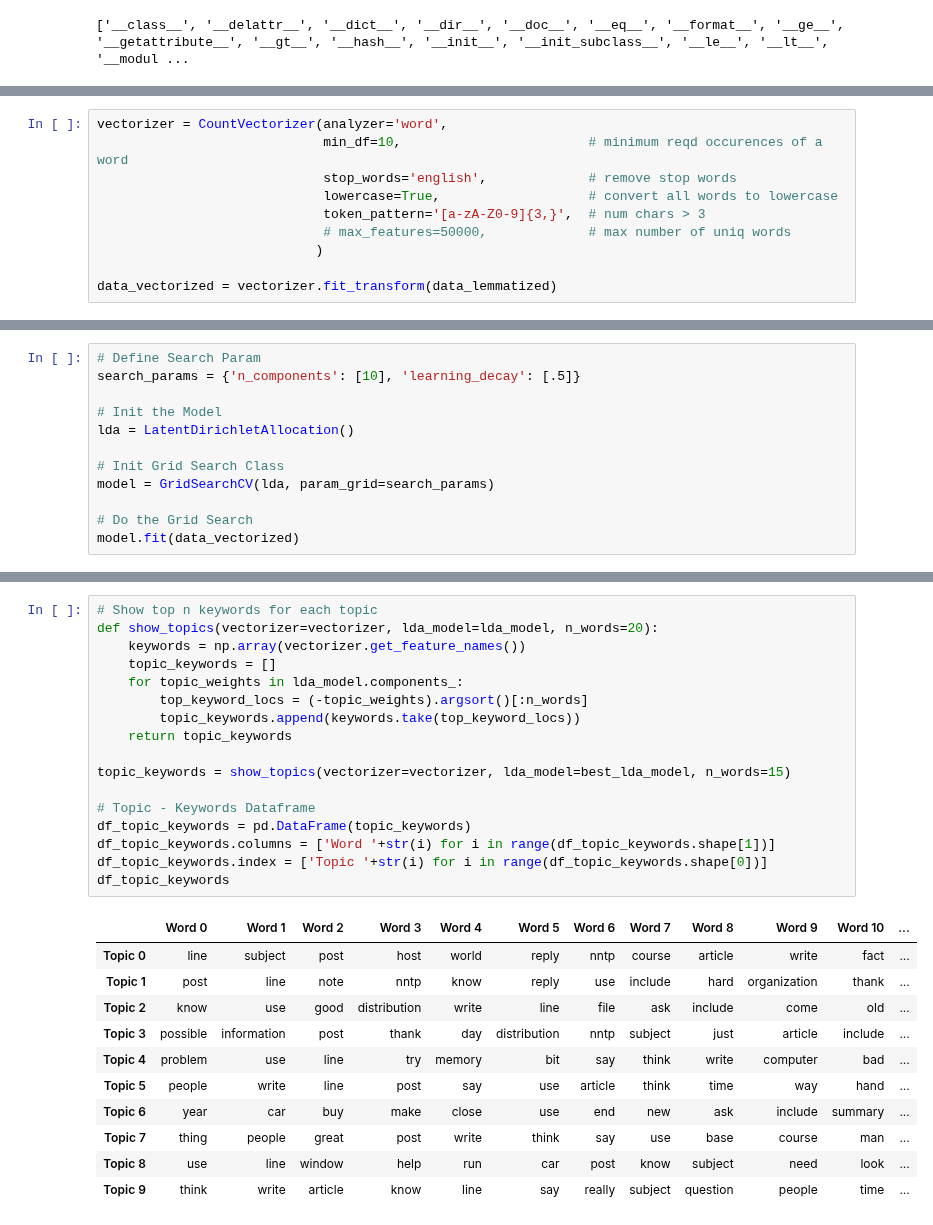
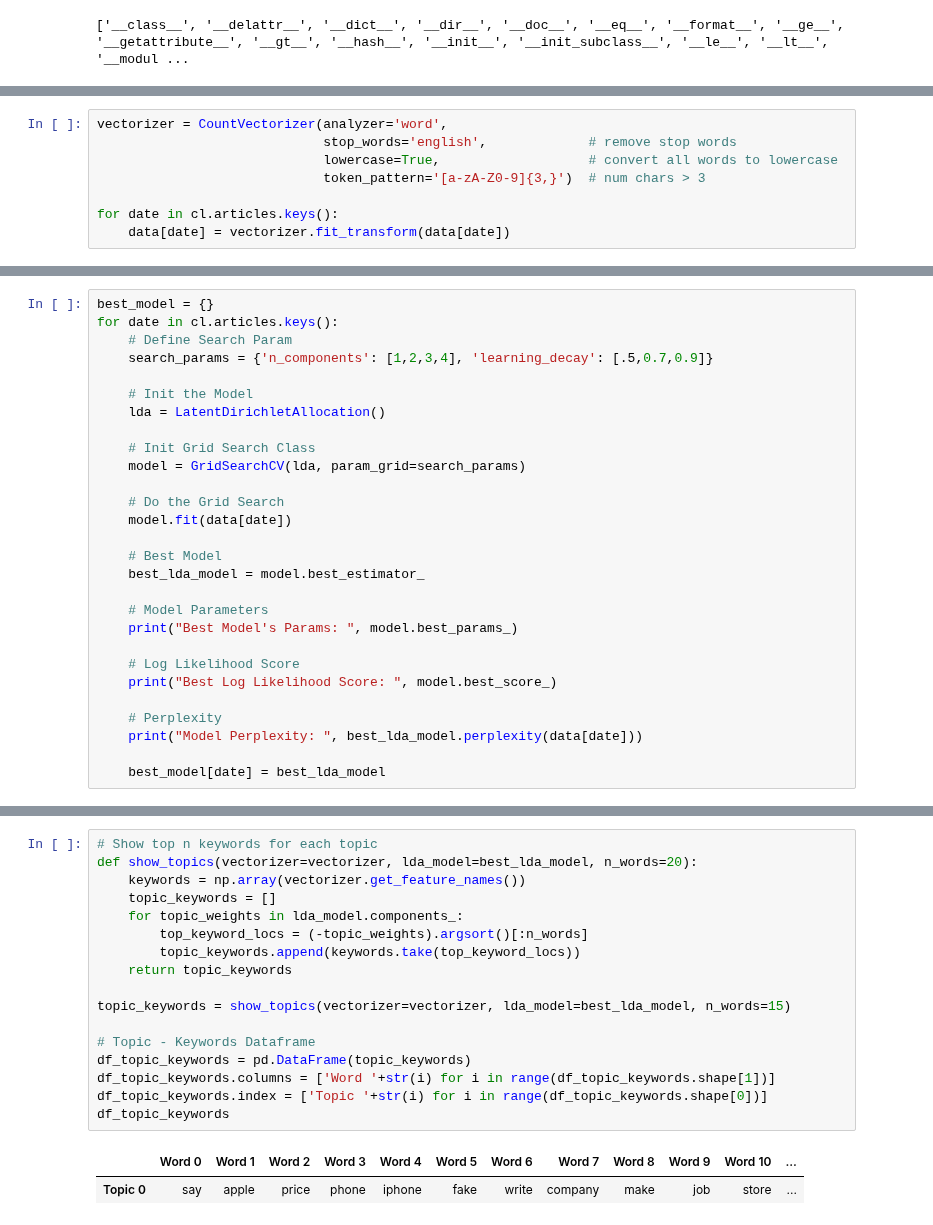
Before and after one commit to tcausero/huginn, a Jupyter notebook: notebooks/LDA.ipynb, the cells around one changed output, grey strips where cells are left out. Saved outputs shown, nothing was run; the diff lists cells and outputs as text.

```diff
--- a/notebooks/LDA.ipynb
+++ b/notebooks/LDA.ipynb
@@ -128,10 +74,8 @@ print(data_lemmatized[:2])
 # %%
 vectorizer = CountVectorizer(analyzer='word',
-                             min_df=10,                        # minimum reqd occurences of a word
                              stop_words='english',             # remove stop words
                              lowercase=True,                   # convert all words to lowercase
-                             token_pattern='[a-zA-Z0-9]{3,}',  # num chars > 3
-                             # max_features=50000,             # max number of uniq words
-                            )
+                             token_pattern='[a-zA-Z0-9]{3,}')  # num chars > 3
 
-data_vectorized = vectorizer.fit_transform(data_lemmatized)
+for date in cl.articles.keys():
+    data[date] = vectorizer.fit_transform(data[date])
@@ -194,13 +82,29 @@ Perplexity:  184.67242798696623
 # %%
-# Define Search Param
-search_params = {'n_components': [10], 'learning_decay': [.5]}
+best_model = {}
+for date in cl.articles.keys():
+    # Define Search Param
+    search_params = {'n_components': [1,2,3,4], 'learning_decay': [.5,0.7,0.9]}
 
-# Init the Model
-lda = LatentDirichletAllocation()
+    # Init the Model
+    lda = LatentDirichletAllocation()
 
-# Init Grid Search Class
-model = GridSearchCV(lda, param_grid=search_params)
+    # Init Grid Search Class
+    model = GridSearchCV(lda, param_grid=search_params)
 
-# Do the Grid Search
-model.fit(data_vectorized)
+    # Do the Grid Search
+    model.fit(data[date])
+
+    # Best Model
+    best_lda_model = model.best_estimator_
+
+    # Model Parameters
+    print("Best Model's Params: ", model.best_params_)
+
+    # Log Likelihood Score
+    print("Best Log Likelihood Score: ", model.best_score_)
+
+    # Perplexity
+    print("Model Perplexity: ", best_lda_model.perplexity(data[date]))
+
+    best_model[date] = best_lda_model
 # %% [output]
@@ -345,30 +175,21 @@ dtype: float64
 # %%
 # Show top n keywords for each topic
-def show_topics(vectorizer=vectorizer, lda_model=lda_model, n_words=20):
+def show_topics(vectorizer=vectorizer, lda_model=best_lda_model, n_words=20):
     keywords = np.array(vectorizer.get_feature_names())
     topic_keywords = []
     for topic_weights in lda_model.components_:
         top_keyword_locs = (-topic_weights).argsort()[:n_words]
         topic_keywords.append(keywords.take(top_keyword_locs))
     return topic_keywords
 
 topic_keywords = show_topics(vectorizer=vectorizer, lda_model=best_lda_model, n_words=15)
 
 # Topic - Keywords Dataframe
 df_topic_keywords = pd.DataFrame(topic_keywords)
 df_topic_keywords.columns = ['Word '+str(i) for i in range(df_topic_keywords.shape[1])]
 df_topic_keywords.index = ['Topic '+str(i) for i in range(df_topic_keywords.shape[0])]
 df_topic_keywords
 # %% [output]
 |  | Word 0 | Word 1 | Word 2 | Word 3 | Word 4 | Word 5 | Word 6 | Word 7 | Word 8 | Word 9 | Word 10 | ... |
-| Topic 0 | line | subject | post | host | world | reply | nntp | course | article | write | fact | ... |
-| Topic 1 | post | line | note | nntp | know | reply | use | include | hard | organization | thank | ... |
-| Topic 2 | know | use | good | distribution | write | line | file | ask | include | come | old | ... |
-| Topic 3 | possible | information | post | thank | day | distribution | nntp | subject | just | article | include | ... |
-| Topic 4 | problem | use | line | try | memory | bit | say | think | write | computer | bad | ... |
-| Topic 5 | people | write | line | post | say | use | article | think | time | way | hand | ... |
-| Topic 6 | year | car | buy | make | close | use | end | new | ask | include | summary | ... |
-| Topic 7 | thing | people | great | post | write | think | say | use | base | course | man | ... |
-| Topic 8 | use | line | window | help | run | car | post | know | subject | need | look | ... |
-| Topic 9 | think | write | article | know | line | say | really | subject | question | people | time | ... |
+| Topic 0 | say | apple | price | phone | iphone | fake | write | company | make | job | store | ... |
 # %%
```
Also changed, not shown: parts of 23 cells of this notebook.
